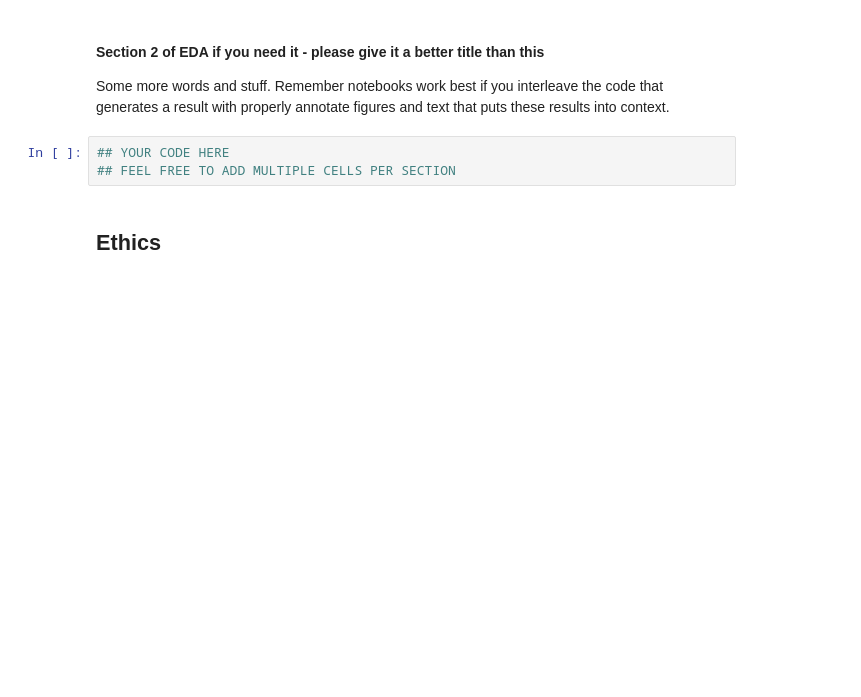
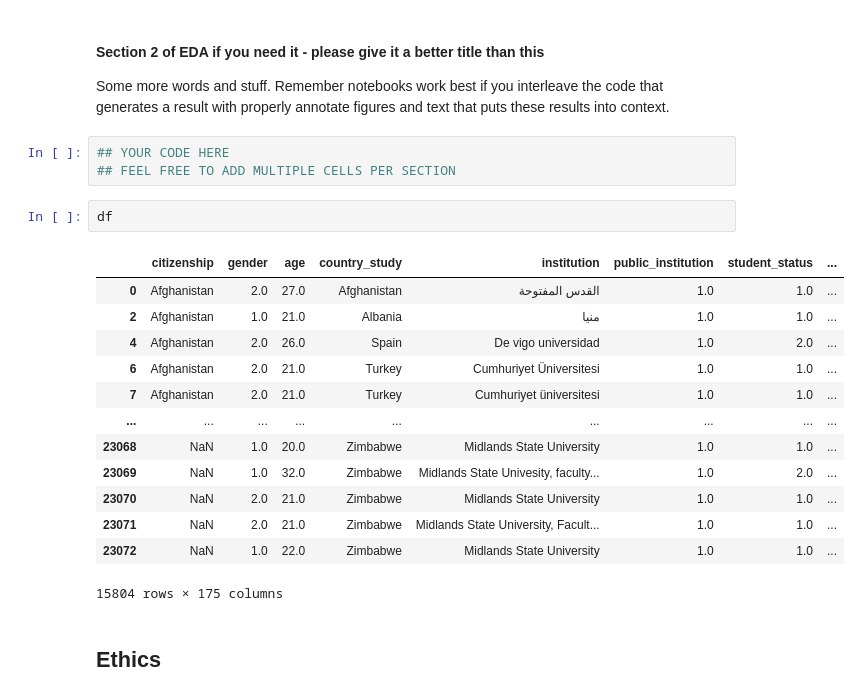
Before and after one commit to COGS108/Group123_WI26, a Jupyter notebook: 02-EDACheckpoint.ipynb, the cells around one changed output. Saved outputs shown, nothing was run; the diff lists cells and outputs as text; blank space fills up the shorter version.

```diff
--- a/02-EDACheckpoint.ipynb
+++ b/02-EDACheckpoint.ipynb
@@ -967,6 +1102,22 @@ Some more words and stuff.  Remember notebooks work best if you interleave the c
 # %%
 ## YOUR CODE HERE
 ## FEEL FREE TO ADD MULTIPLE CELLS PER SECTION
+# %%
+df
+# %% [output]
+|  | citizenship | gender | age | country_study | institution | public_institution | student_status | ... |
+| 0 | Afghanistan | 2.0 | 27.0 | Afghanistan | القدس المفتوحة | 1.0 | 1.0 | ... |
+| 2 | Afghanistan | 1.0 | 21.0 | Albania | منيا | 1.0 | 1.0 | ... |
+| 4 | Afghanistan | 2.0 | 26.0 | Spain | De vigo universidad | 1.0 | 2.0 | ... |
+| 6 | Afghanistan | 2.0 | 21.0 | Turkey | Cumhuriyet Üniversitesi | 1.0 | 1.0 | ... |
+| 7 | Afghanistan | 2.0 | 21.0 | Turkey | Cumhuriyet üniversitesi | 1.0 | 1.0 | ... |
+| ... | ... | ... | ... | ... | ... | ... | ... | ... |
+| 23068 | NaN | 1.0 | 20.0 | Zimbabwe | Midlands State University | 1.0 | 1.0 | ... |
+| 23069 | NaN | 1.0 | 32.0 | Zimbabwe | Midlands State Univesity, faculty... | 1.0 | 2.0 | ... |
+| 23070 | NaN | 2.0 | 21.0 | Zimbabwe | Midlands State University | 1.0 | 1.0 | ... |
+| 23071 | NaN | 2.0 | 21.0 | Zimbabwe | Midlands State University, Facult... | 1.0 | 1.0 | ... |
+| 23072 | NaN | 1.0 | 22.0 | Zimbabwe | Midlands State University | 1.0 | 1.0 | ... |
+15804 rows × 175 columns
 # %% [markdown]
 ## Ethics
 # %% [markdown]
```
Also changed, not shown: parts of 46 cells of this notebook.
